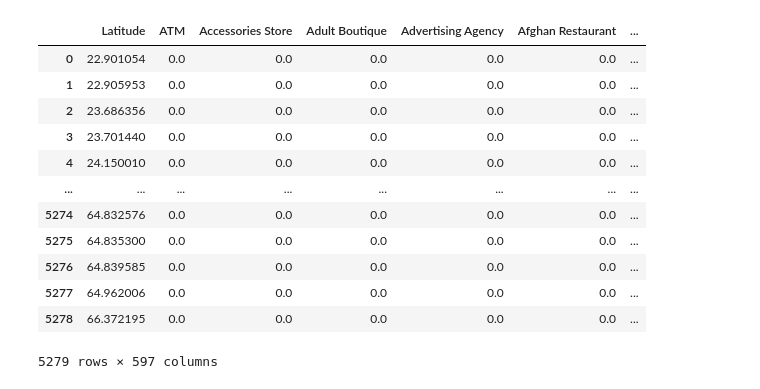
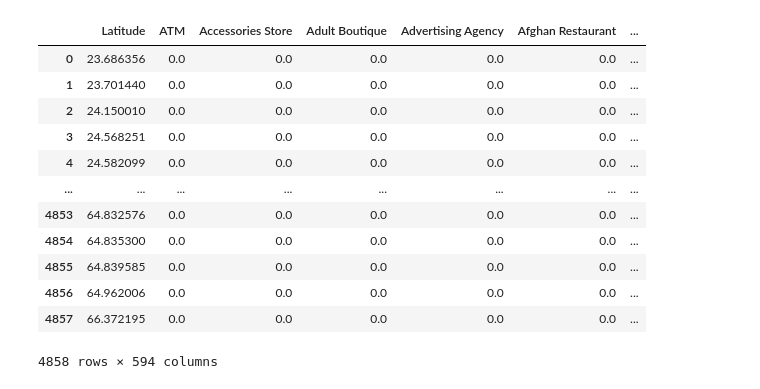
Before and after one commit to HenningH87/Coursera_Capstone, a Jupyter notebook: DBSCAN.ipynb, the cells around one changed output. Saved outputs shown, nothing was run; the diff lists cells and outputs as text; code cells hidden in the pictures.

```diff
--- a/DBSCAN.ipynb
+++ b/DBSCAN.ipynb
@@ -12,30 +12,30 @@ from sklearn.cluster import dbscan
 # %%
-con = sqlite3.connect('Campsite_data.db')
+con = sqlite3.connect('Campsite_data_4k.db')
 query = ''' SELECT * FROM Venues'''
 completed_venues = pd.read_sql_query(query,con).drop('index',axis=1)
 query = ''' SELECT Campsite_Name, Latitude, Longitude FROM Sites WHERE Campsite_Name like '%RV%' AND Campsite_Name not like '%closed%'   '''
 df_RV = pd.read_sql_query(query,con).drop_duplicates()
 con.close()
 Camp_sites_onehot = pd.get_dummies(completed_venues[['Venue_Category']], prefix="", prefix_sep="")
 Camp_sites_onehot['Latitude'] = completed_venues['Latitude']
 Camp_sites_onehot = Camp_sites_onehot[[Camp_sites_onehot.columns[-1]] + list(Camp_sites_onehot.columns[:-1])]
 campsite_grouped = Camp_sites_onehot.groupby('Latitude').mean().reset_index()
 campsite_grouped_clustering = campsite_grouped.drop('Latitude', 1)
 campsite_grouped
 # %% [output]
 |  | Latitude | ATM | Accessories Store | Adult Boutique | Advertising Agency | Afghan Restaurant | ... |
-| 0 | 22.901054 | 0.0 | 0.0 | 0.0 | 0.0 | 0.0 | ... |
-| 1 | 22.905953 | 0.0 | 0.0 | 0.0 | 0.0 | 0.0 | ... |
-| 2 | 23.686356 | 0.0 | 0.0 | 0.0 | 0.0 | 0.0 | ... |
-| 3 | 23.701440 | 0.0 | 0.0 | 0.0 | 0.0 | 0.0 | ... |
-| 4 | 24.150010 | 0.0 | 0.0 | 0.0 | 0.0 | 0.0 | ... |
+| 0 | 23.686356 | 0.0 | 0.0 | 0.0 | 0.0 | 0.0 | ... |
+| 1 | 23.701440 | 0.0 | 0.0 | 0.0 | 0.0 | 0.0 | ... |
+| 2 | 24.150010 | 0.0 | 0.0 | 0.0 | 0.0 | 0.0 | ... |
+| 3 | 24.568251 | 0.0 | 0.0 | 0.0 | 0.0 | 0.0 | ... |
+| 4 | 24.582099 | 0.0 | 0.0 | 0.0 | 0.0 | 0.0 | ... |
 | ... | ... | ... | ... | ... | ... | ... | ... |
-| 5274 | 64.832576 | 0.0 | 0.0 | 0.0 | 0.0 | 0.0 | ... |
-| 5275 | 64.835300 | 0.0 | 0.0 | 0.0 | 0.0 | 0.0 | ... |
-| 5276 | 64.839585 | 0.0 | 0.0 | 0.0 | 0.0 | 0.0 | ... |
-| 5277 | 64.962006 | 0.0 | 0.0 | 0.0 | 0.0 | 0.0 | ... |
-| 5278 | 66.372195 | 0.0 | 0.0 | 0.0 | 0.0 | 0.0 | ... |
+| 4853 | 64.832576 | 0.0 | 0.0 | 0.0 | 0.0 | 0.0 | ... |
+| 4854 | 64.835300 | 0.0 | 0.0 | 0.0 | 0.0 | 0.0 | ... |
+| 4855 | 64.839585 | 0.0 | 0.0 | 0.0 | 0.0 | 0.0 | ... |
+| 4856 | 64.962006 | 0.0 | 0.0 | 0.0 | 0.0 | 0.0 | ... |
+| 4857 | 66.372195 | 0.0 | 0.0 | 0.0 | 0.0 | 0.0 | ... |
-5279 rows × 597 columns
+4858 rows × 594 columns
 # %%
 range_for_test = list(range(2,30))
 opticsModel={}
```
Also changed, not shown: parts of 24 cells of this notebook, 5 other files.
